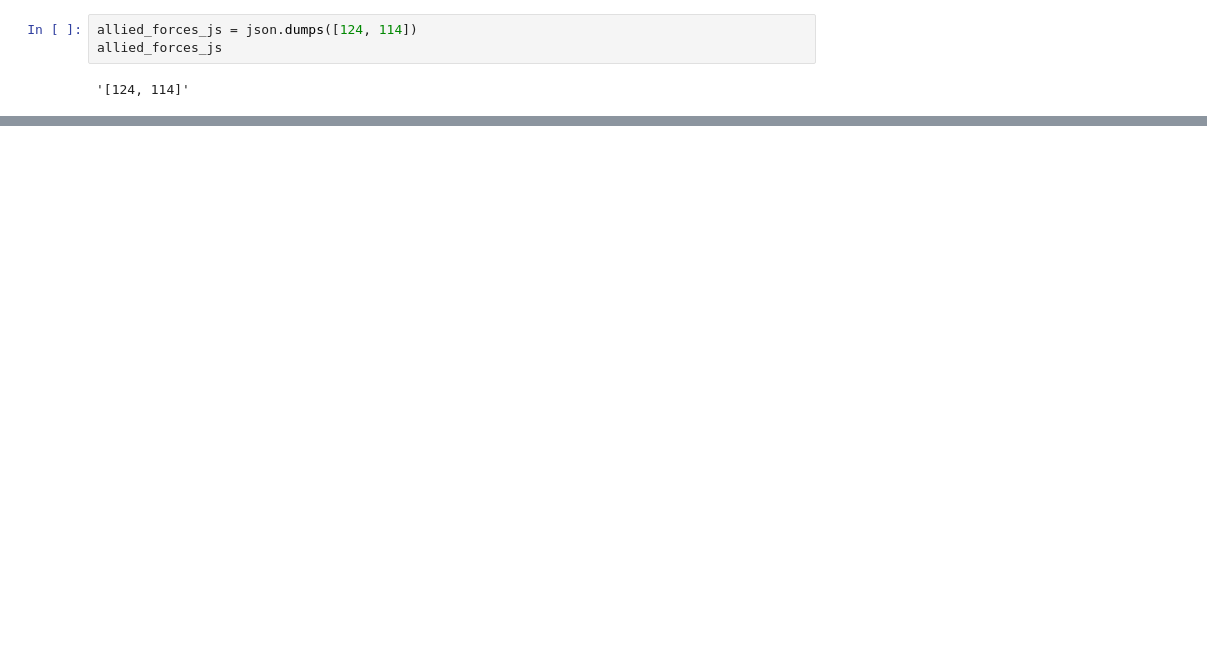
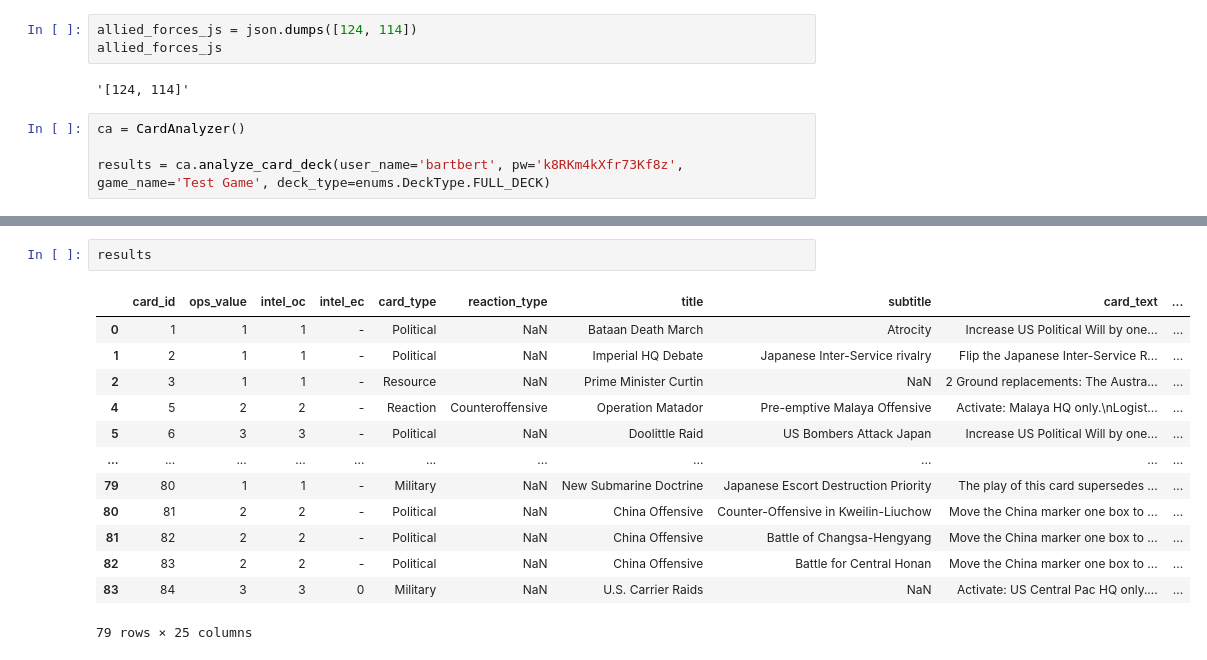
Before and after one commit to Bartbert/py-eots, a Jupyter notebook: test_notebook.ipynb, the cells around one changed output, grey strips where cells are left out. Cells and saved outputs as stored; diff of their text form; blank space fills up the shorter version.

Commit message:
Starting to build the card analyzer.

```diff
--- a/test_notebook.ipynb
+++ b/test_notebook.ipynb
@@ -161,3 +177,7 @@ allied_forces_js = json.dumps([124, 114])
 allied_forces_js
 # %% [output]
 '[124, 114]'
+# %%
+ca = CardAnalyzer()
+
+results = ca.analyze_card_deck(user_name='bartbert', pw='k8RKm4kXfr73Kf8z', game_name='Test Game', deck_type=enums.DeckType.FULL_DECK)
@@ -163,0 +188,16 @@ allied_forces_js
+# %%
+results
+# %% [output]
+|  | card_id | ops_value | intel_oc | intel_ec | card_type | reaction_type | title | subtitle | card_text | ... |
+| 0 | 1 | 1 | 1 | - | Political | NaN | Bataan Death March | Atrocity | Increase US Political Will by one... | ... |
+| 1 | 2 | 1 | 1 | - | Political | NaN | Imperial HQ Debate | Japanese Inter-Service rivalry | Flip the Japanese Inter-Service R... | ... |
+| 2 | 3 | 1 | 1 | - | Resource | NaN | Prime Minister Curtin | NaN | 2 Ground replacements: The Austra... | ... |
+| 4 | 5 | 2 | 2 | - | Reaction | Counteroffensive | Operation Matador | Pre-emptive Malaya Offensive | Activate: Malaya HQ only.\nLogist... | ... |
+| 5 | 6 | 3 | 3 | - | Political | NaN | Doolittle Raid | US Bombers Attack Japan | Increase US Political Will by one... | ... |
+| ... | ... | ... | ... | ... | ... | ... | ... | ... | ... | ... |
+| 79 | 80 | 1 | 1 | - | Military | NaN | New Submarine Doctrine | Japanese Escort Destruction Priority | The play of this card supersedes ... | ... |
+| 80 | 81 | 2 | 2 | - | Political | NaN | China Offensive | Counter-Offensive in Kweilin-Liuchow | Move the China marker one box to ... | ... |
+| 81 | 82 | 2 | 2 | - | Political | NaN | China Offensive | Battle of Changsa-Hengyang | Move the China marker one box to ... | ... |
+| 82 | 83 | 2 | 2 | - | Political | NaN | China Offensive | Battle for Central Honan | Move the China marker one box to ... | ... |
+| 83 | 84 | 3 | 3 | 0 | Military | NaN | U.S. Carrier Raids | NaN | Activate: US Central Pac HQ only.... | ... |
+79 rows × 25 columns
```
Also changed, not shown: parts of 7 cells of this notebook, 5 other files.
